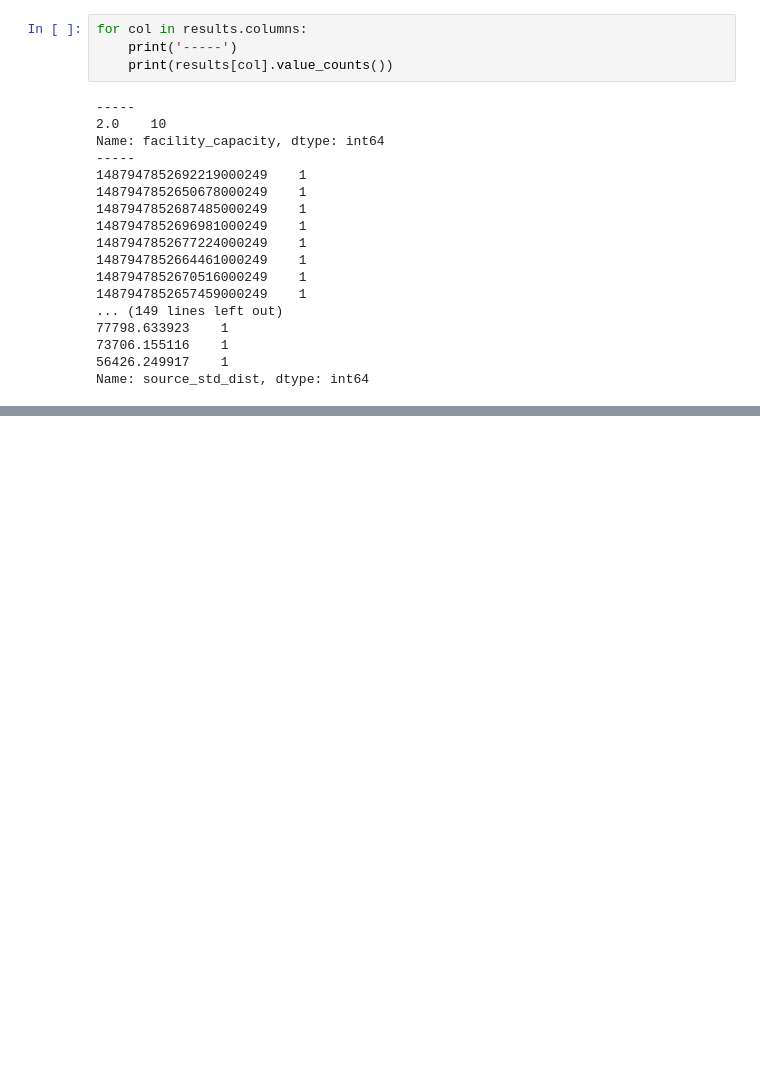
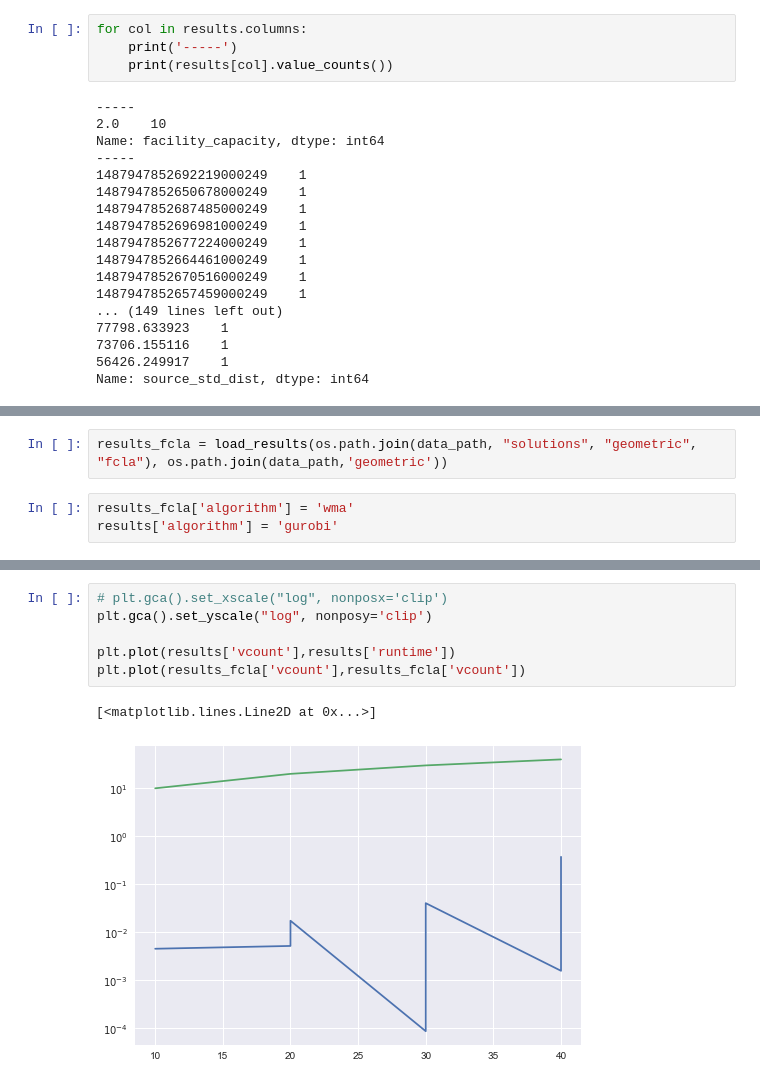
Before and after one commit to allogn/wma, a Jupyter notebook: experiments/analysis/geometric.ipynb, the cells around one changed output, grey strips where cells are left out. Drawn from its saved outputs; the diff is of its cells as text; blank space fills up the shorter version.

```diff
--- a/experiments/analysis/geometric.ipynb
+++ b/experiments/analysis/geometric.ipynb
@@ -38,0 +54,5 @@ Name: source_std_dist, dtype: int64
+# %%
+results_fcla = load_results(os.path.join(data_path, "solutions", "geometric", "fcla"), os.path.join(data_path,'geometric'))
+# %%
+results_fcla['algorithm'] = 'wma'
+results['algorithm'] = 'gurobi'
@@ -38,0 +82,9 @@ Name: source_std_dist, dtype: int64
+# %%
+# plt.gca().set_xscale("log", nonposx='clip')
+plt.gca().set_yscale("log", nonposy='clip')
+
+plt.plot(results['vcount'],results['runtime'])
+plt.plot(results_fcla['vcount'],results_fcla['vcount'])
+# %% [output]
+[<matplotlib.lines.Line2D at 0x...>]
+[figure, added]
```
Also changed, not shown: parts of 4 cells of this notebook, 3 other files.
